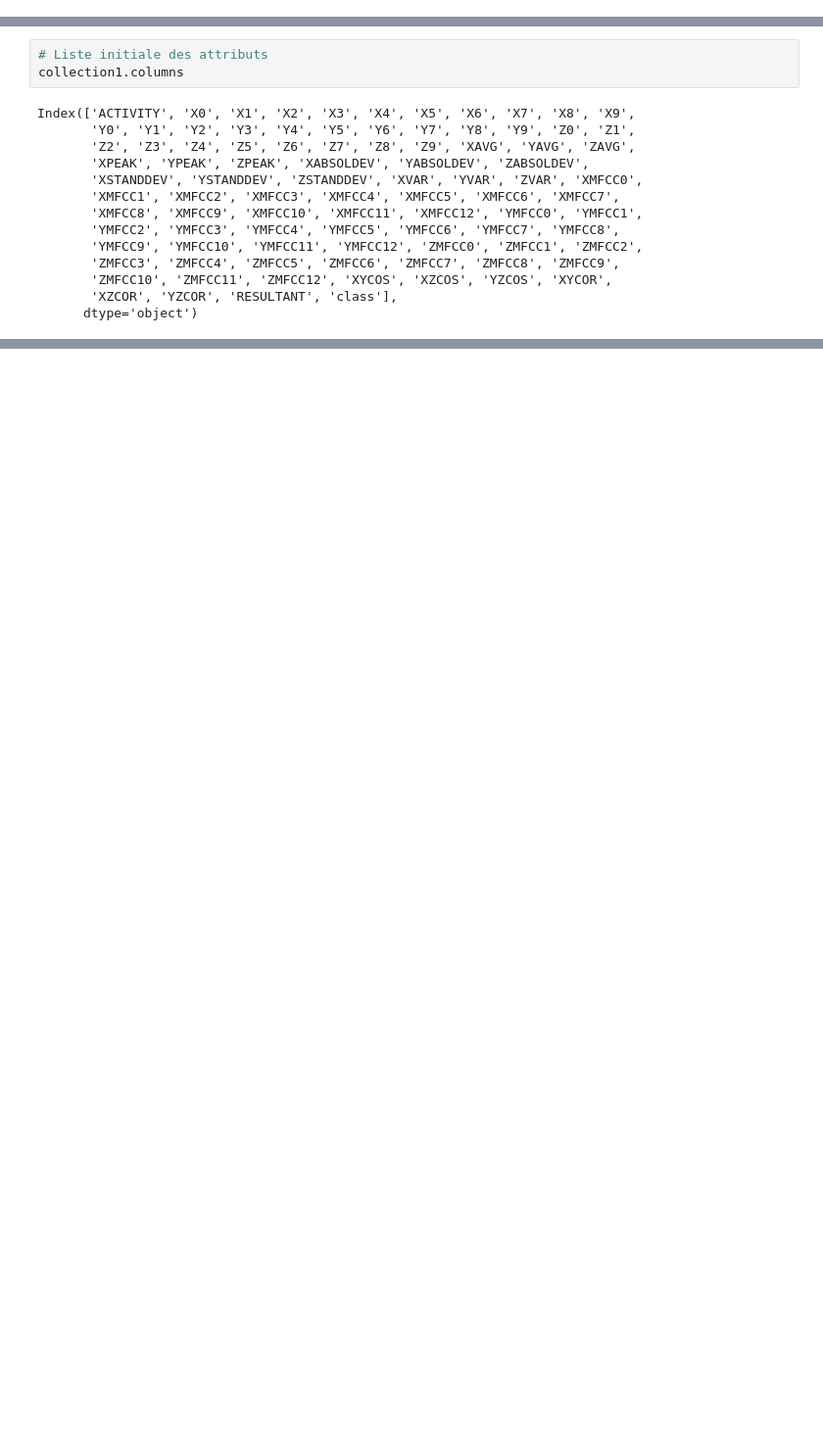
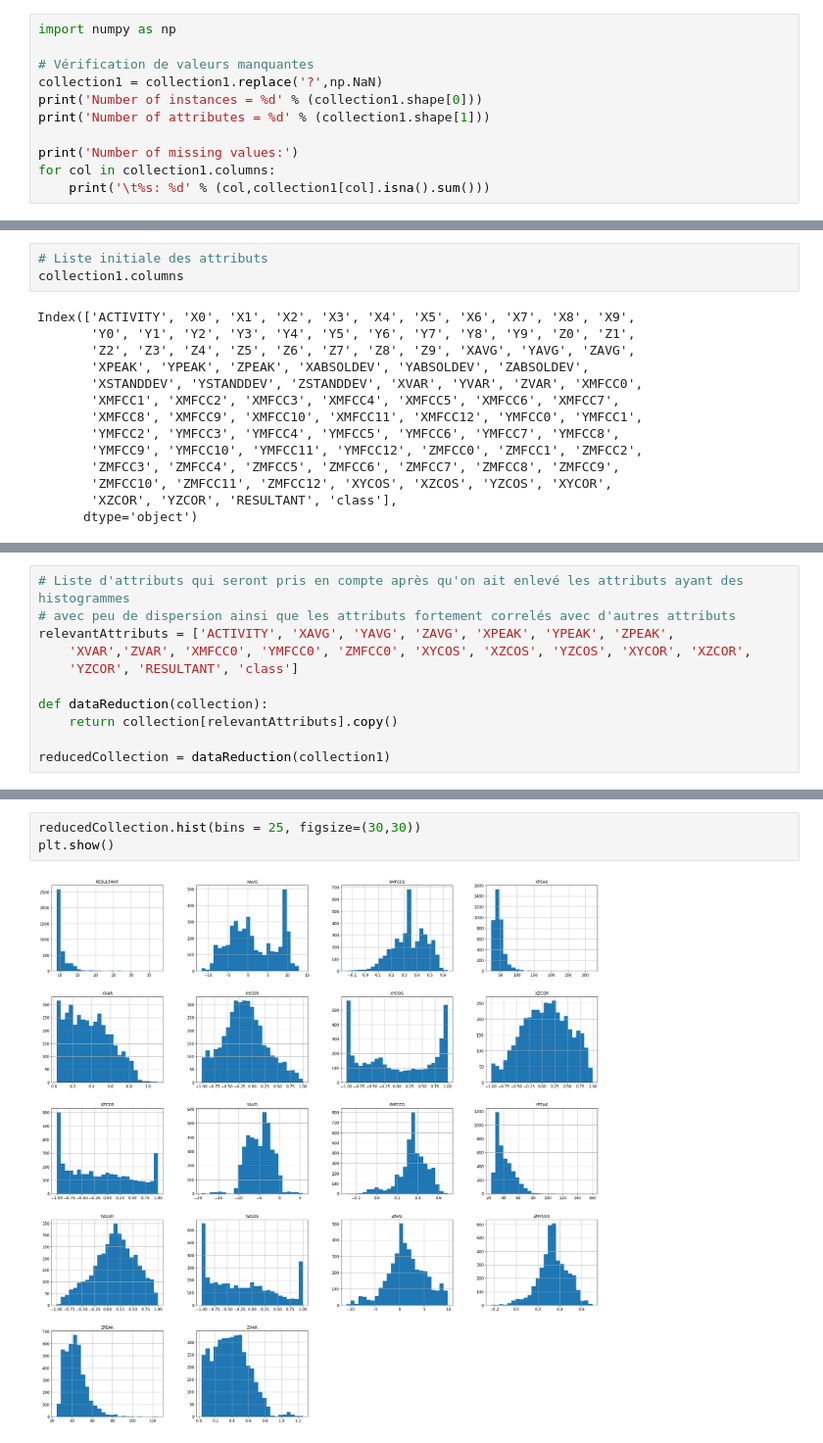
Before and after one commit to BaptisteSaintArnoult/human-activity-recognition, a Jupyter notebook: impersonnal_model_Mira.ipynb, the cells around one changed output, grey strips where cells are left out. Shown at 98% size. Cells and saved outputs as stored; diff of their text form; blank space fills up the shorter version.

```diff
--- a/watch_accel.ipynb
+++ b/impersonnal_model_Mira.ipynb
@@ -158,0 +128,11 @@ Methode 1
+# %%
+import numpy as np
+
+# Vérification de valeurs manquantes
+collection1 = collection1.replace('?',np.NaN)
+print('Number of instances = %d' % (collection1.shape[0]))
+print('Number of attributes = %d' % (collection1.shape[1]))
+
+print('Number of missing values:')
+for col in collection1.columns:
+    print('\t%s: %d' % (col,collection1[col].isna().sum()))
@@ -338,0 +375,11 @@ correlationMatrix["XPEAK"].sort_values(ascending=False)
+# %%
+# Liste d'attributs qui seront pris en compte après qu'on ait enlevé les attributs ayant des histogrammes
+# avec peu de dispersion ainsi que les attributs fortement correlés avec d'autres attributs
+relevantAttributs = ['ACTIVITY', 'XAVG', 'YAVG', 'ZAVG', 'XPEAK', 'YPEAK', 'ZPEAK',
+    'XVAR','ZVAR', 'XMFCC0', 'YMFCC0', 'ZMFCC0', 'XYCOS', 'XZCOS', 'YZCOS', 'XYCOR', 'XZCOR',
+    'YZCOR', 'RESULTANT', 'class']
+
+def dataReduction(collection):
+    return collection[relevantAttributs].copy()
+
+reducedCollection = dataReduction(collection1)
@@ -338,0 +407,5 @@ correlationMatrix["XPEAK"].sort_values(ascending=False)
+# %%
+reducedCollection.hist(bins = 25, figsize=(30,30))
+plt.show()
+# %% [output]
+[figure, added]
```
Also changed, not shown: parts of 26 cells of this notebook.
